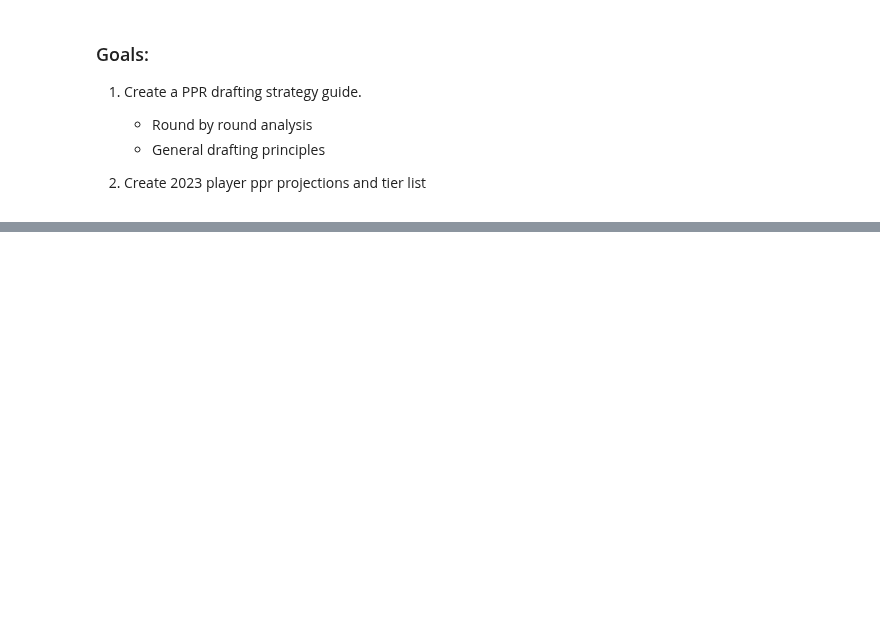
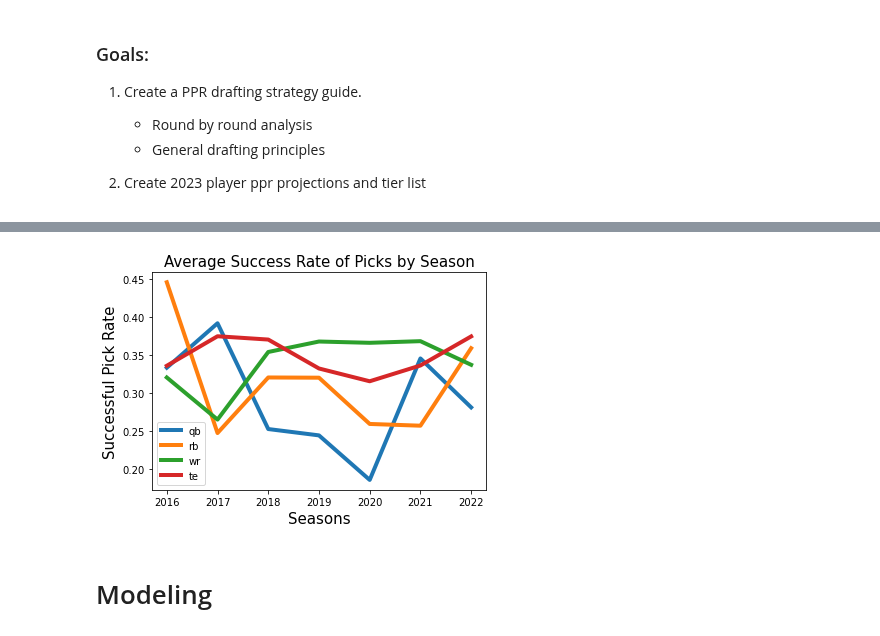
Before and after one commit to ffb-optimal-draft/ffb-draft-strategy, a Jupyter notebook: final_notebook.ipynb, the cells around one changed output, grey strips where cells are left out. Cells and saved outputs as stored; diff of their text form; code cells hidden in the pictures; blank space fills up the shorter version.

```diff
--- a/final_notebook.ipynb
+++ b/final_notebook.ipynb
@@ -40,0 +49,7 @@ df.head()
+# %%
+success_rate = pd.read_csv('success_rate.csv')
+e.success_rate_by_season(success_rate)
+# %% [output]
+[figure, added]
+# %% [markdown]
+# Modeling
```
Also changed, not shown: parts of 12 cells of this notebook, 1 other file.
